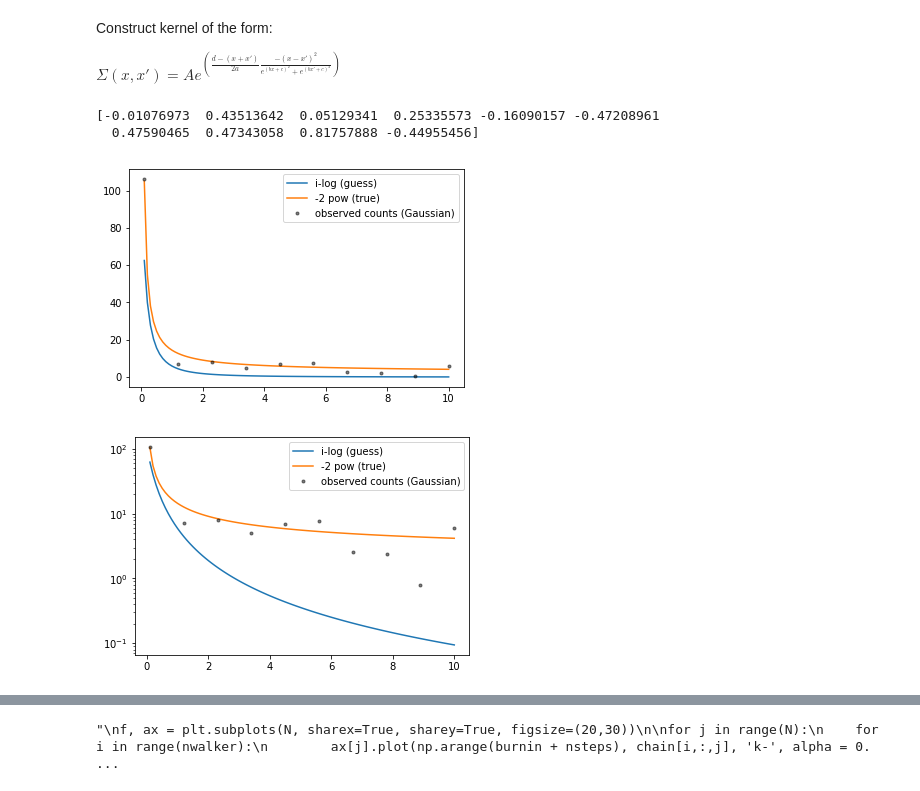
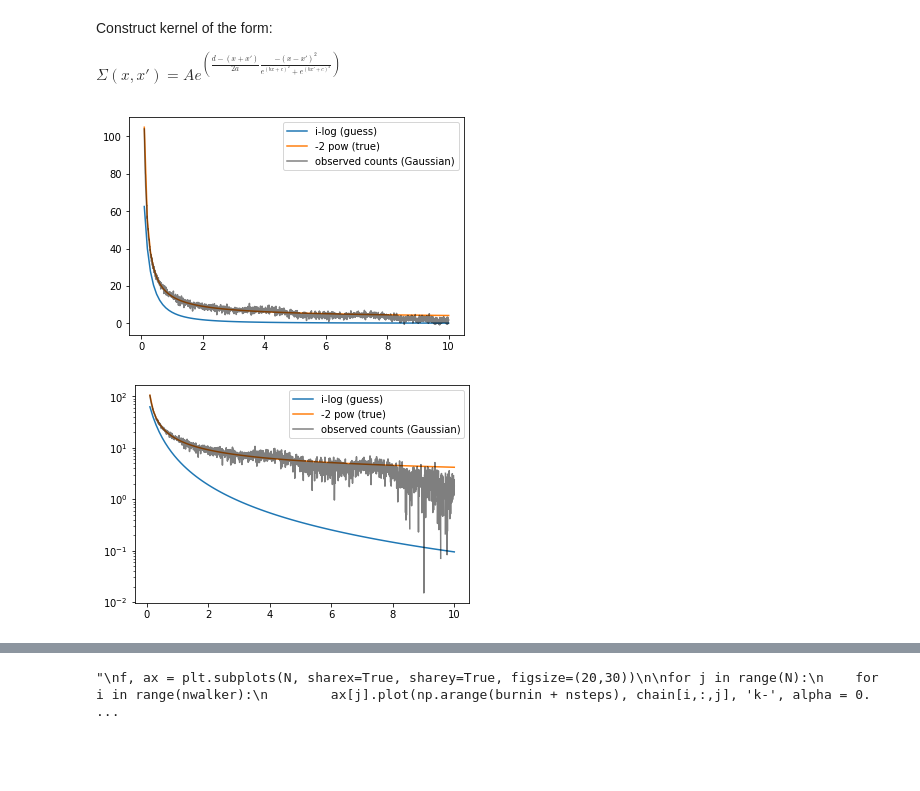
Before and after one commit to ChrisIck/Poisson-GPs, a Jupyter notebook: Minimization Test.ipynb, the cells around one changed output, grey strips where cells are left out. Drawn from its saved outputs; the diff is of its cells as text; code cells hidden in the pictures; blank space fills up the shorter version.

```diff
--- a/Minimization Test.ipynb
+++ b/Minimization Test.ipynb
@@ -103,6 +102,8 @@ $\Sigma (x,x') = Ae^{\left(\frac{d-(x+x')}{2a} \frac{-(x-x')^2}{e^{(bx+c)^2} +e^
 def makekernel(x, k, params, sigma = 0.):
     N = len(x)
     cov = np.empty((N,N))
+    if len(sigma) != N:
+        sigma = np.zeros(N)
     for i in range(N):
         for j in range(N):
             cov[i][j] = k(x[i],x[j], params)
@@ -121,57 +122,61 @@ def kernel1(x1,x2, params):
     result = A * np.exp(-(((x1-x2)**2)/(((b*x1 + c)**2)+((b*x2 + c)**2)))+((d-(x1+x2))/(2.*a)))
     return result
 
-def simulate(ytrue, cov):
-    y0 = np.abs(np.random.multivariate_normal(ytrue, cov))
-    mu = np.random.poisson(y0)
-    return mu
+#kernel with constant lengthscale but variable height
+def kernel2(x1,x2, params):
+    A = params[0]
+    l = params[1]
 
-#gkernel = ge.kernels.PythonKernel
+    result = A * np.exp(-np.power((x1-x2),2)/(l**2))
+    return result
 # %%
 %matplotlib inline
-N = 10
+#use odd N, even doesn't work...?
+N=1999
 x = np.linspace(.1,10,100)
 xtrue = np.linspace(.1,10,N)
 scale = 1e1
-kparams = [10., 5., 1., 0., 10.]
+kparams1 = [10., 5., 1., 0., 10.]
+kparams2 = [1., 1.]
 
 ymodel = scale * f5(x)
 ytrue = scale * f4(x)
 ytrue_t = scale * f4(xtrue)
 yguess = scale * f4(xtrue)
 
-cov = makekernel(xtrue, kernel1, kparams, sigma = np.zeros(N))#np.sqrt(ytrue_t))
+#cov = makekernel(xtrue, kernel1, kparams1, sigma = np.zeros(N))#np.sqrt(ytrue_t))
+cov = makekernel(xtrue, kernel2, kparams2, sigma = np.zeros(N))#np.sqrt(ytrue_t))
 
-n_G = normal(loc=ytrue_t, scale = np.sqrt(ytrue_t))
-#n_G = multivariate_normal(ytrue_t, cov)
+#n_G = normal(loc=ytrue_t, scale = np.sqrt(ytrue_t))
+n_G = (multivariate_normal(ytrue_t, cov))
 
 yg_up = yguess + 2.*np.sqrt(yguess)
 yg_low = yguess - 2.*np.sqrt(yguess)
+
 for i in range(N):
     if yg_low[i]<0.:
         yg_low[i] = 1e-5
 boundarray = [(yg_low[i], yg_up[i]) for i in range(N)]
 signal0 = np.zeros(N)
 
+#print nln_MV_grad(yguess, signal0, n_G, yguess, cov)
+
 plt.figure()
 plt.plot(x,ymodel, label = "i-log (guess)")
 plt.plot(x,ytrue, label = "-2 pow (true)")
-plt.plot(xtrue,n_G, 'k.', alpha = 0.5, label = "observed counts (Gaussian)")
+plt.plot(xtrue,n_G, 'k-', alpha = 0.5, label = "observed counts (Gaussian)")
 plt.legend(loc='upper right')
 
 plt.figure()
 plt.semilogy(x,ymodel, label = "i-log (guess)")
 plt.semilogy(x,ytrue, label = "-2 pow (true)")
-plt.semilogy(xtrue,n_G, 'k.', alpha = 0.5, label = "observed counts (Gaussian)")
+plt.semilogy(xtrue,n_G, 'k-', alpha = 0.5, label = "observed counts (Gaussian)")
 plt.legend(loc='upper right')
 
-print nln_MV_grad(yguess, signal0, n_G, yguess, cov)
 plt.show()
 # %% [output]
-[-0.01076973  0.43513642  0.05129341  0.25335573 -0.16090157 -0.47208961
-  0.47590465  0.47343058  0.81757888 -0.44955456]
-[figure, old version]
+[figure, new version]
-[figure, old version]
+[figure, new version]
 # %%
 from scipy.optimize import curve_fit
 
```
Also changed, not shown: parts of 10 cells of this notebook.
